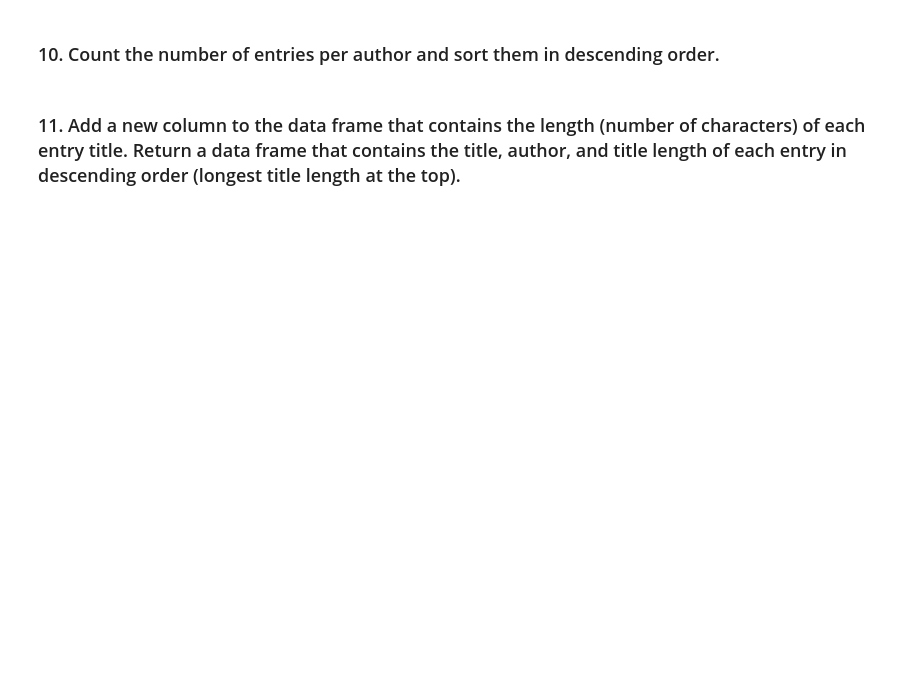
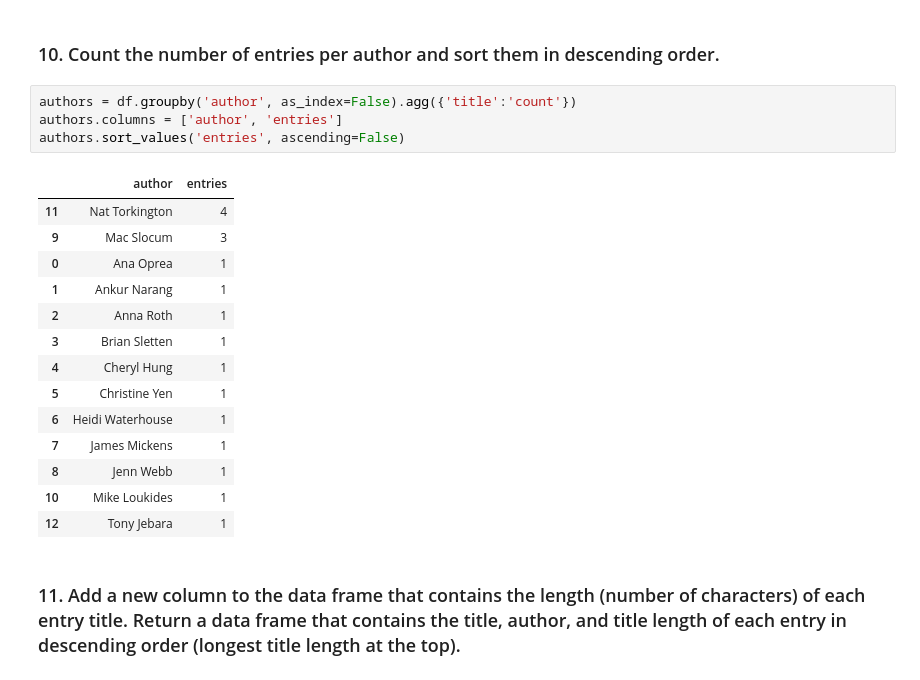
Before and after one commit to ta-data-lis/lab-rss-feed, a Jupyter notebook: your-code/main.ipynb, the cells around one changed output. Cells and saved outputs as stored; diff of their text form; blank space fills up the shorter version.

```diff
--- a/your-code/main.ipynb
+++ b/your-code/main.ipynb
@@ -31,4 +137,23 @@ import pandas as pd
 # %% [markdown]
 ### 10. Count the number of entries per author and sort them in descending order.
+# %%
+authors = df.groupby('author', as_index=False).agg({'title':'count'})
+authors.columns = ['author', 'entries']
+authors.sort_values('entries', ascending=False)
+# %% [output]
+|  | author | entries |
+| 11 | Nat Torkington | 4 |
+| 9 | Mac Slocum | 3 |
+| 0 | Ana Oprea | 1 |
+| 1 | Ankur Narang | 1 |
+| 2 | Anna Roth | 1 |
+| 3 | Brian Sletten | 1 |
+| 4 | Cheryl Hung | 1 |
+| 5 | Christine Yen | 1 |
+| 6 | Heidi Waterhouse | 1 |
+| 7 | James Mickens | 1 |
+| 8 | Jenn Webb | 1 |
+| 10 | Mike Loukides | 1 |
+| 12 | Tony Jebara | 1 |
 # %% [markdown]
 ### 11. Add a new column to the data frame that contains the length (number of characters) of each entry title. Return a data frame that contains the title, author, and title length of each entry in descending order (longest title length at the top).
```
Also changed, not shown: parts of 12 cells of this notebook.
